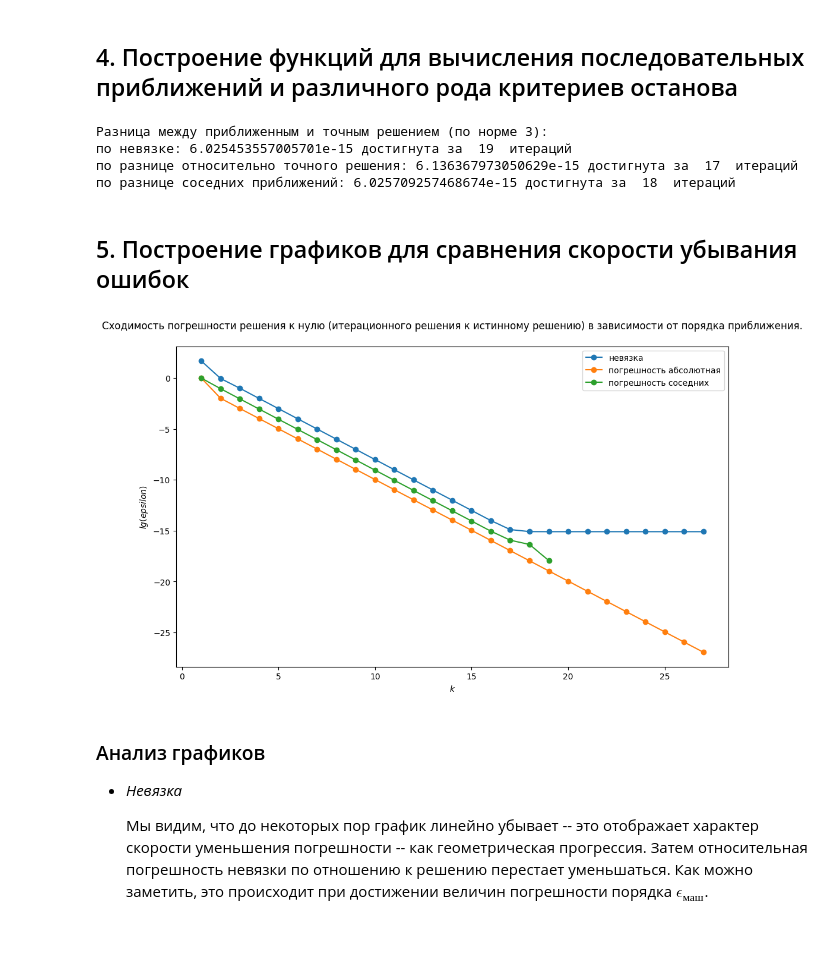
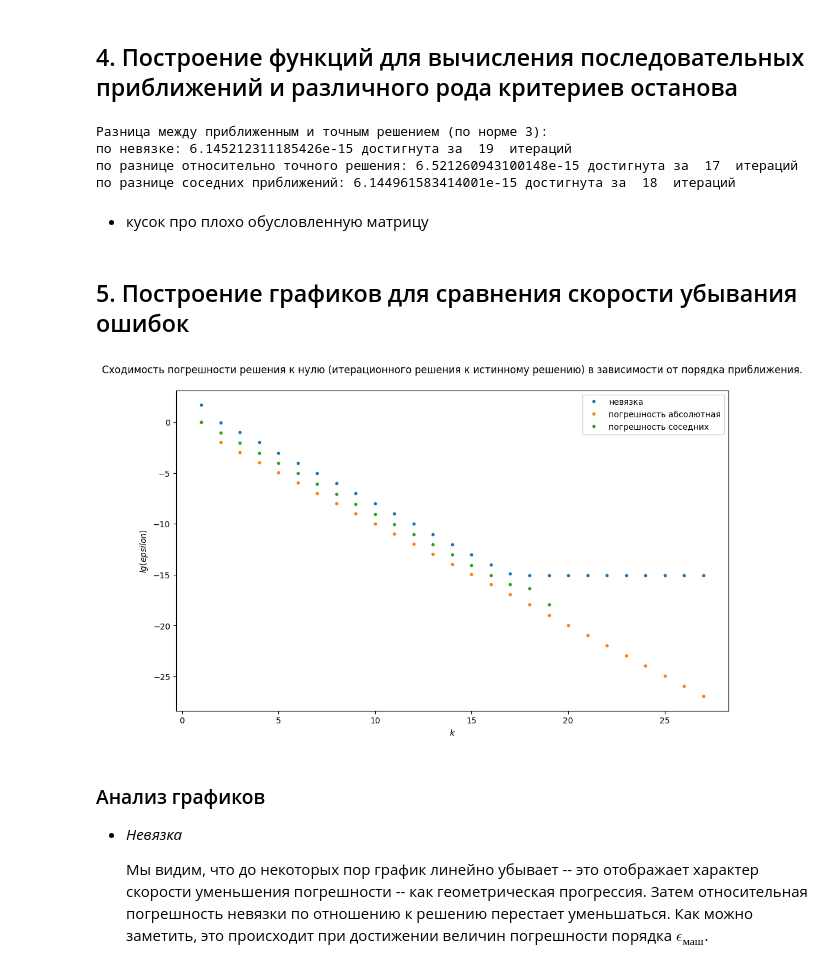
Before and after one commit to Sofia-Sukhova/practice_homework_5sem, a Jupyter notebook: SLAU/slau.ipynb, the cells around one changed output. Saved outputs shown, nothing was run; the diff lists cells and outputs as text; code cells hidden in the pictures; blank space fills up the shorter version.

```diff
--- a/SLAU/slau.ipynb
+++ b/SLAU/slau.ipynb
@@ -178,7 +194,7 @@ print("реальная вычислительная погрешность: ",
 
 # функция вычисления последовательного приближения
 # fx = Rx + B
-def approx (a, R, B, f):
+def CalculateApprox (a, R, B, f):
     curr = np.zeros(len(a), dtype = np.float64)
     curr = a.copy()
     for i in range(len(curr)):
@@ -190,36 +206,32 @@ def approx (a, R, B, f):
     return curr
 
 # функция вычисления k -го последовательного приближения
-def approx_k (a, R, B, f, k):
+def CalculateApproxK (a, R, B, f, k):
     b = a.copy()
     for i in range(k):
-        b = approx(b, R, B, f)
+        b = CalculateApprox(b, R, B, f)
     return b
 
 # вычисление невязки по норме k
 # r = f - Ax
-def discrep (x, A, B, k):
+def CalculateDiscrep (x, A, B, k):
     r = np.zeros(len(x), dtype = np.float64)
     r = B - A.dot(x)
     norm = np.linalg.norm(r, ord = k)
     return norm
 
 # вычисление нормы (K) погрешности n-го приближения относительно точного решения
-def EpsSolve (B, eps0, n, k):
+def CalculateErrorSolut (B, eps0, n, k):
     normB = np.linalg.norm(B, ord = k)
     normEps = np.linalg.norm(eps0, ord = k)
     norm = np.float64((normB ** n) / (1 - normB) * normEps )
     return np.abs(norm)
 
 #вычисление нормы (K) погрешности n-го приближения относительно n-1 приближения
-def EpsSubs (Xn, Xn1, k):
+def CalculateErrorSubs (Xn, Xn1, k):
     Xn1 = Xn1 - Xn
     return np.linalg.norm(Xn1, ord = k)
 # %%
-# матрицы, необходимые для к=некоторых расчетов - они упрощают работу с вычислением погрешностей
-R = (-1.0) * (A - a * np.eye(N, dtype = np.float64))
-Temp = np.linalg.inv(np.tril(A, k = 0)).dot((A - np.tril(A, k = 0)))
-
 # вычисление приближенного решения с разными критериями останова
 
 x = np.zeros(len(B), dtype = np.float64)
@@ -233,8 +245,8 @@ epsilon = 1
 epsilon_new = 1
 while ( epsilon_new != epsilon or counter == 0):
      epsilon = epsilon_new
-     x = approx (x, R, B, f)
-     epsilon_new = (discrep(x, A, B, 2) / np.linalg.norm(x, ord = 2))
+     x = CalculateApprox (x, R, B, f)
+     epsilon_new = (CalculateDiscrep(x, A, B, 2) / np.linalg.norm(x, ord = 2))
      counter += 1
 
 print ("Разница между приближенным и точным решением (по норме 3): ")
@@ -247,10 +259,10 @@ eps0 = np.zeros(len(B), dtype = np.float64)
 epsilon = 1
 while ( epsilon >= epsFloat or counter == 0):
      if (counter == 0):
-          eps0 = approx (x, R, B, f) - x
-     x = approx (x, R, B, f)
+          eps0 = CalculateApprox (x, R, B, f) - x
+     x = CalculateApprox (x, R, B, f)
      counter += 1
-     epsilon = EpsSolve(Temp, eps0, counter, 2) / np.linalg.norm(x, ord = 2)
+     epsilon = CalculateErrorSolut(Temp, eps0, counter, 2) / np.linalg.norm(x, ord = 2)
 
 print("по разнице относительно точного решения:", np.linalg.norm(x - U, ord = 2), "достигнута за ", counter, " итераций")
 
@@ -260,56 +272,58 @@ counter = 0
 epsilon = 1
 while ( epsilon >= epsFloat or counter == 0):
      if np.linalg.norm(x, ord = 2) > 0 :
-          epsilon = EpsSubs(approx(x, R, B, f), x, 2) / np.linalg.norm(x, ord = 2)
-     x = approx (x, R, B, f)
+          epsilon = CalculateErrorSubs(CalculateApprox(x, R, B, f), x, 2) / np.linalg.norm(x, ord = 2)
+     x = CalculateApprox (x, R, B, f)
      counter += 1
 
 print("по разнице соседних приближений:", np.linalg.norm(x - U, ord = 2), "достигнута за ", counter, " итераций")
 # %% [output]
 Разница между приближенным и точным решением (по норме 3):
-по невязке: 6.025453557005701e-15 достигнута за  19  итераций
-по разнице относительно точного решения: 6.136367973050629e-15 достигнута за  17  итераций
-по разнице соседних приближений: 6.025709257468674e-15 достигнута за  18  итераций
+по невязке: 6.145212311185426e-15 достигнута за  19  итераций
+по разнице относительно точного решения: 6.521260943100148e-15 достигнута за  17  итераций
+по разнице соседних приближений: 6.144961583414001e-15 достигнута за  18  итераций
+# %% [markdown]
++ кусок про плохо обусловленную матрицу
 # %% [markdown]
 ## 5. Построение графиков для сравнения скорости убывания ошибок
 # %%
 # построение графиков для анализа скорости убывания относительной погрешности
 
 k = np.arange(1, 28)
 x = np.zeros(N, dtype = np.float64) + 1
 
 E1 = np.zeros(len(k))
 E2 = np.zeros(len(k))
 E3 = np.zeros(len(k))
 
 for i in range(len(k)):
-    E1[i] = np.log10(discrep(x, A, B, 2) / np.linalg.norm(x, ord = 2))
-    x1 = approx(x, R, B, f)
+    E1[i] = np.log10(CalculateDiscrep(x, A, B, 2) / np.linalg.norm(x, ord = 2))
+    x1 = CalculateApprox(x, R, B, f)
     if i == 0:
         eps0 = x1 - x
     if (i > 0):
-        E2[i] = np.log10(EpsSolve(Temp, eps0, k[i], 2)/ np.linalg.norm(x1, ord = 2))
+        E2[i] = np.log10(CalculateErrorSolut(Temp, eps0, k[i], 2)/ np.linalg.norm(x1, ord = 2))
         if (x1 != x).any():
-            E3[i] = np.log10(EpsSubs(x1, x, 2)/ np.linalg.norm(x1, ord = 2))
+            E3[i] = np.log10(CalculateErrorSubs(x1, x, 2)/ np.linalg.norm(x1, ord = 2))
         else:
             E3[i] = (-1)*np.inf
     x = x1
 
 # построение графиков
 
 plt.figure(figsize=[12,7])
-plt.plot(k, E1, 'o-', label = "невязка")
-plt.plot(k, E2, 'o-', label = "погрешность абсолютная")
-plt.plot(k, E3, 'o-', label = "погрешность соседних")
+plt.plot(k, E1, '.', label = "невязка")
+plt.plot(k, E2, '.', label = "погрешность абсолютная")
+plt.plot(k, E3, '.', label = "погрешность соседних")
 
 plt.xlabel("$k$")
 plt.ylabel("$lg(epsilon)$")
 plt.title("Сходимость погрешности решения к нулю (итерационного решения к истинному решению) в зависимости от порядка приближения.\n")
 
 plt.legend()
 plt.show()
 # %% [output]
-[figure, old version]
+[figure, new version]
 # %% [markdown]
 ### Анализ графиков
 
```
Also changed, not shown: parts of 16 cells of this notebook, 1 other file.
